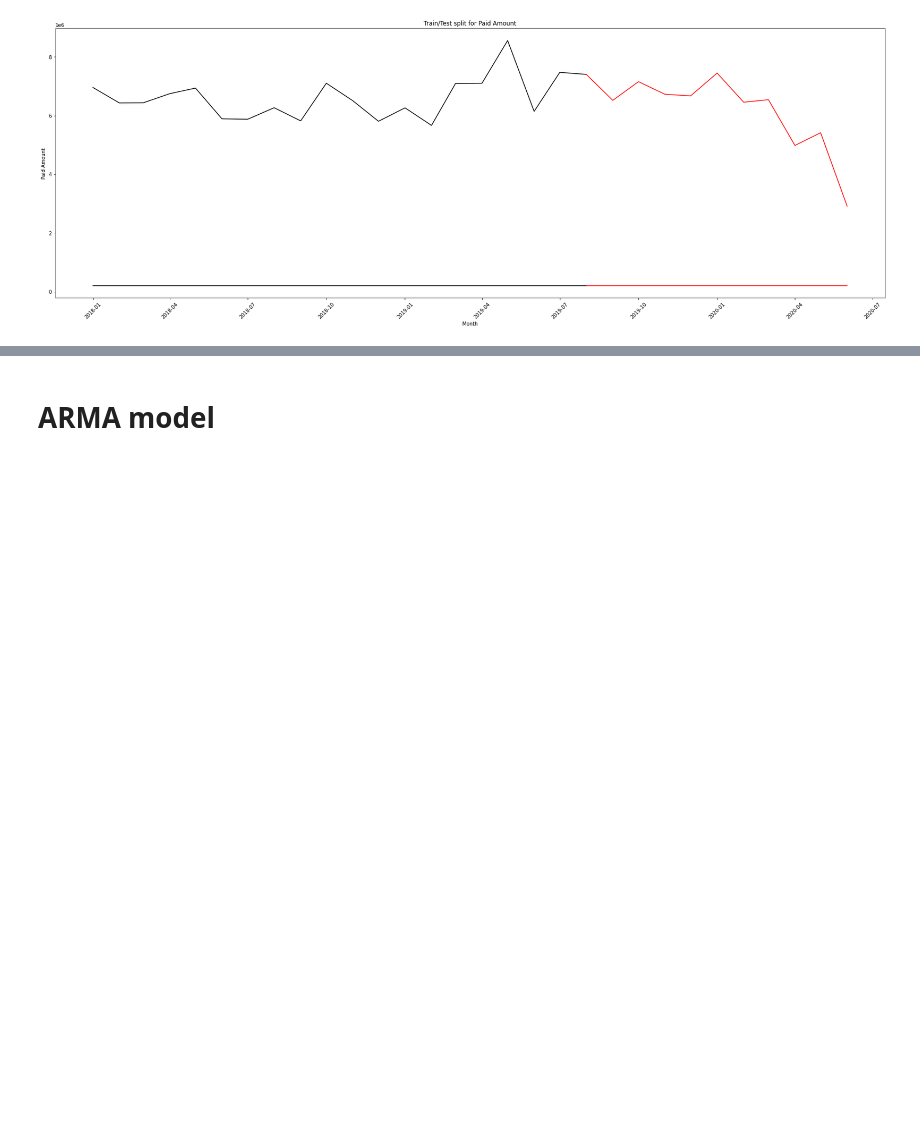
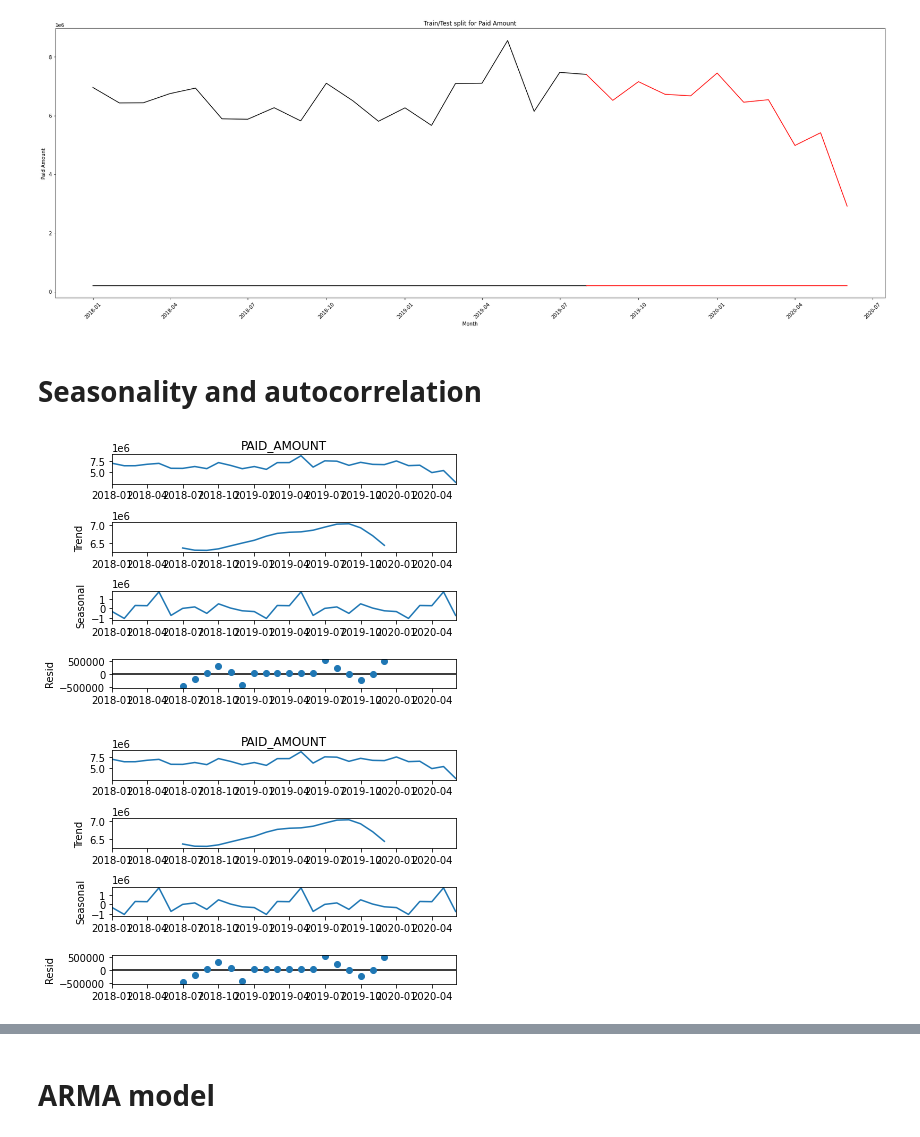
Before and after one commit to williamfolkner/eda-demo, a Jupyter notebook: 3 - Prediction.ipynb, the cells around one changed output, grey strips where cells are left out. Saved outputs shown, nothing was run; the diff lists cells and outputs as text; code cells hidden in the pictures; blank space fills up the shorter version.

```diff
--- a/3 - Prediction.ipynb
+++ b/3 - Prediction.ipynb
@@ -57,3 +65,11 @@ plt.title("Train/Test split for Paid Amount")
 plt.show()
 # %% [output]
 [figure]
+# %% [markdown]
+# Seasonality and autocorrelation
+# %%
+result = seasonal_decompose(df1['PAID_AMOUNT'])
+result.plot()
+# %% [output]
+[figure, added]
+[figure, added]
```
Also changed, not shown: parts of 24 cells of this notebook, 2 other files.
